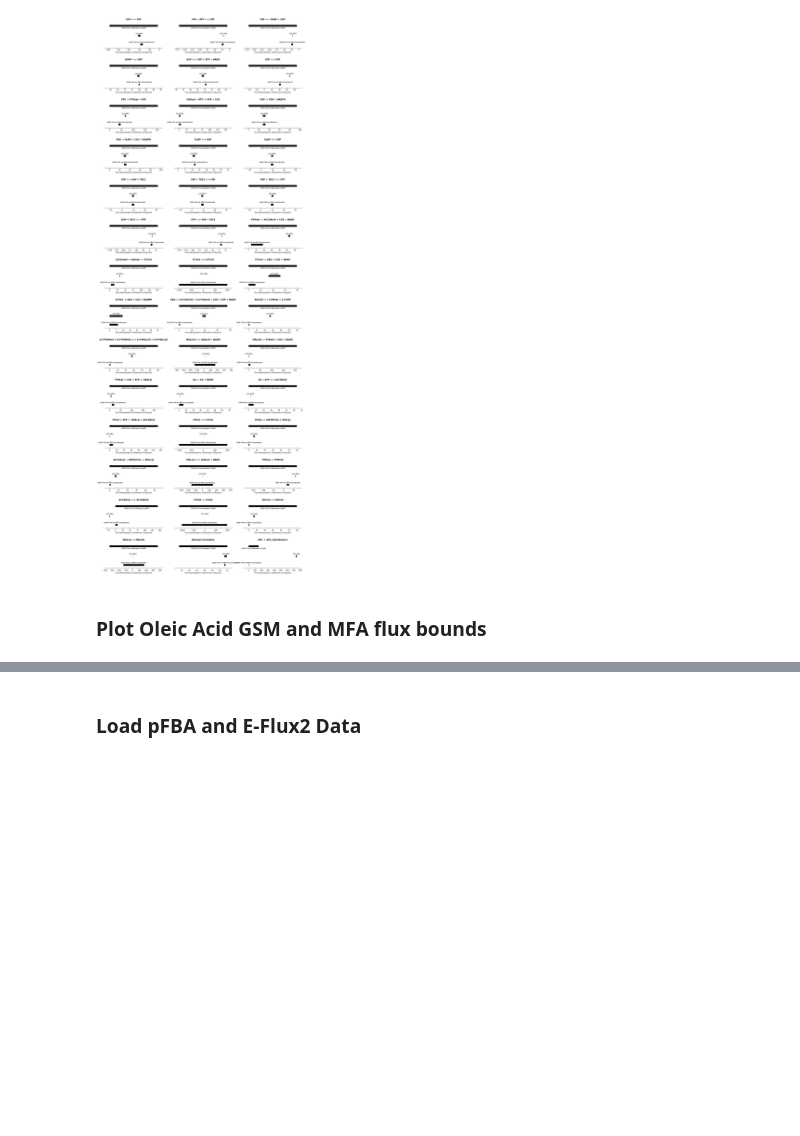
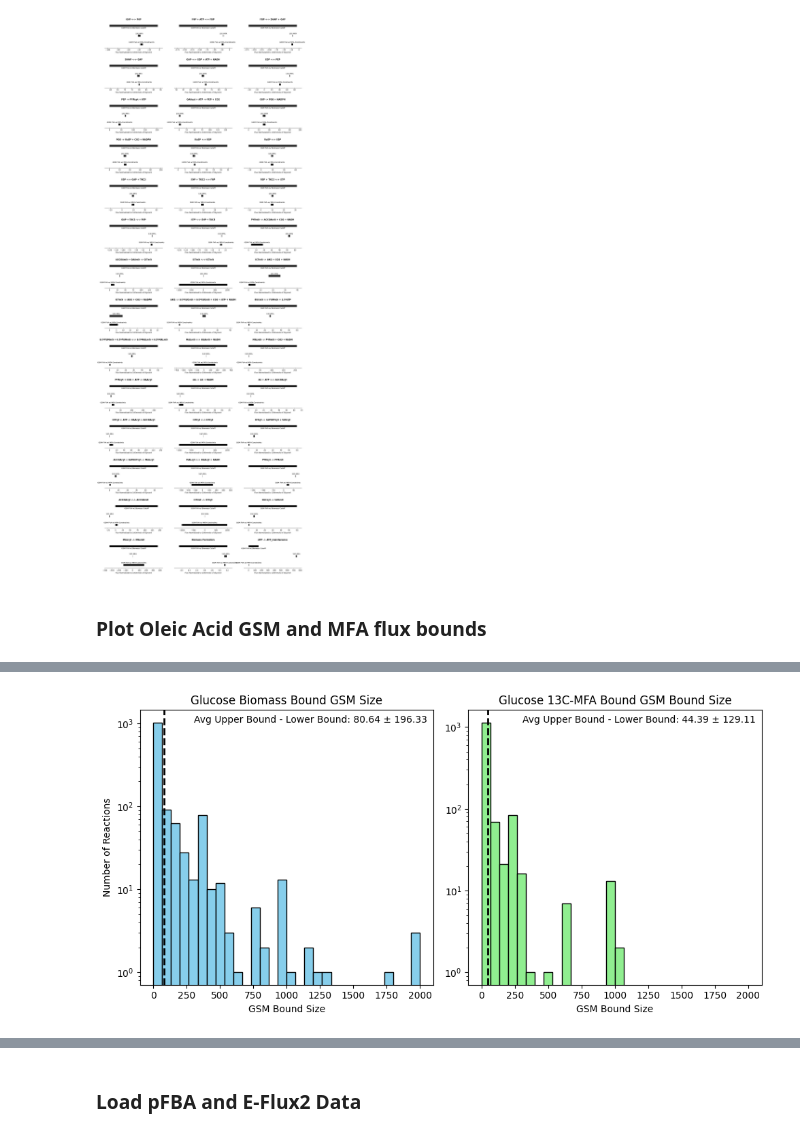
Before and after one commit to garrettroell/yarrrowia_eflux2, a Jupyter notebook: notebooks/D_gsm_sources_and_sinks.ipynb, the cells around one changed output, grey strips where cells are left out. Drawn from its saved outputs; the diff is of its cells as text; code cells hidden in the pictures; blank space fills up the shorter version.

Commit message:
Built out some figures in notebook D

```diff
--- a/notebooks/D_gsm_sources_and_sinks.ipynb
+++ b/notebooks/D_gsm_sources_and_sinks.ipynb
@@ -231,0 +116,12 @@ plot_rxn_gsm_bounds_grid(central_rxn_df=central_rxn_df, substrate='Oleic Acid')
+# %%
+# load biomass bound gsm fluxes
+glucose_biomass_bound_gsm_df = pd.read_csv('../results/gsm_fluxes/glucose_biomass_bound_gsm_fluxes.csv')
+glycerol_biomass_bound_gsm_df = pd.read_csv('../results/gsm_fluxes/glycerol_biomass_bound_gsm_fluxes.csv')
+oleic_acid_biomass_bound_gsm_df = pd.read_csv('../results/gsm_fluxes/oleic_acid_biomass_bound_gsm_fluxes.csv')
+
+# load mfa bound gsm fluxes
+glucose_mfa_bound_gsm_df = pd.read_csv('../results/gsm_fluxes/glucose_mfa_bound_gsm_fluxes.csv')
+glycerol_mfa_bound_gsm_df = pd.read_csv('../results/gsm_fluxes/glycerol_mfa_bound_gsm_fluxes.csv')
+oleic_acid_mfa_bound_gsm_df = pd.read_csv('../results/gsm_fluxes/oleic_acid_mfa_bound_gsm_fluxes.csv')
+
+oleic_acid_biomass_bound_gsm_df
@@ -231,0 +142,14 @@ plot_rxn_gsm_bounds_grid(central_rxn_df=central_rxn_df, substrate='Oleic Acid')
+# %%
+glucose_biomass_bound_sizes = [row['Glucose Biomass-Constrained GSM UB'] - row['Glucose Biomass-Constrained GSM LB'] for _, row in glucose_biomass_bound_gsm_df.iterrows()]
+glycerol_biomass_bound_sizes = [row['Glycerol Biomass-Constrained GSM UB'] - row['Glycerol Biomass-Constrained GSM LB'] for _, row in glycerol_biomass_bound_gsm_df.iterrows()]
+oleic_acid_biomass_bound_sizes = [row['Oleic Acid Biomass-Constrained GSM UB'] - row['Oleic Acid Biomass-Constrained GSM LB'] for _, row in oleic_acid_biomass_bound_gsm_df.iterrows()]
+
+glucose_mfa_bound_sizes = [row['Glucose MFA-Constrained GSM UB'] - row['Glucose MFA-Constrained GSM LB'] for _, row in glucose_mfa_bound_gsm_df.iterrows()]
+glycerol_mfa_bound_sizes = [row['Glycerol MFA-Constrained GSM UB'] - row['Glycerol MFA-Constrained GSM LB'] for _, row in glycerol_mfa_bound_gsm_df.iterrows()]
+oleic_acid_mfa_bound_sizes = [row['Oleic Acid MFA-Constrained GSM UB'] - row['Oleic Acid MFA-Constrained GSM LB'] for _, row in oleic_acid_mfa_bound_gsm_df.iterrows()]
+
+# glucose_mfa_bound_sizes
+# %%
+create_side_by_side_histograms(glucose_biomass_bound_sizes, glucose_mfa_bound_sizes , 'Glucose Biomass Bound GSM Size', 'Glucose 13C-MFA Bound GSM Bound Size')
+# %% [output]
+[figure, added]
```
Also changed, not shown: parts of 15 cells of this notebook, 20 other files.
